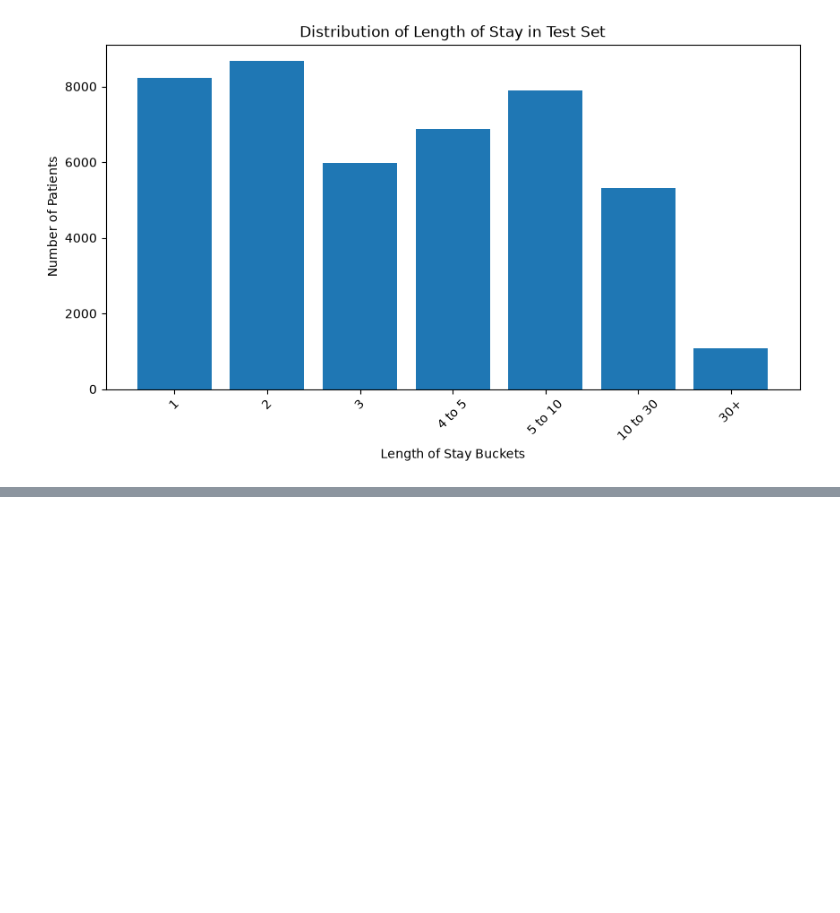
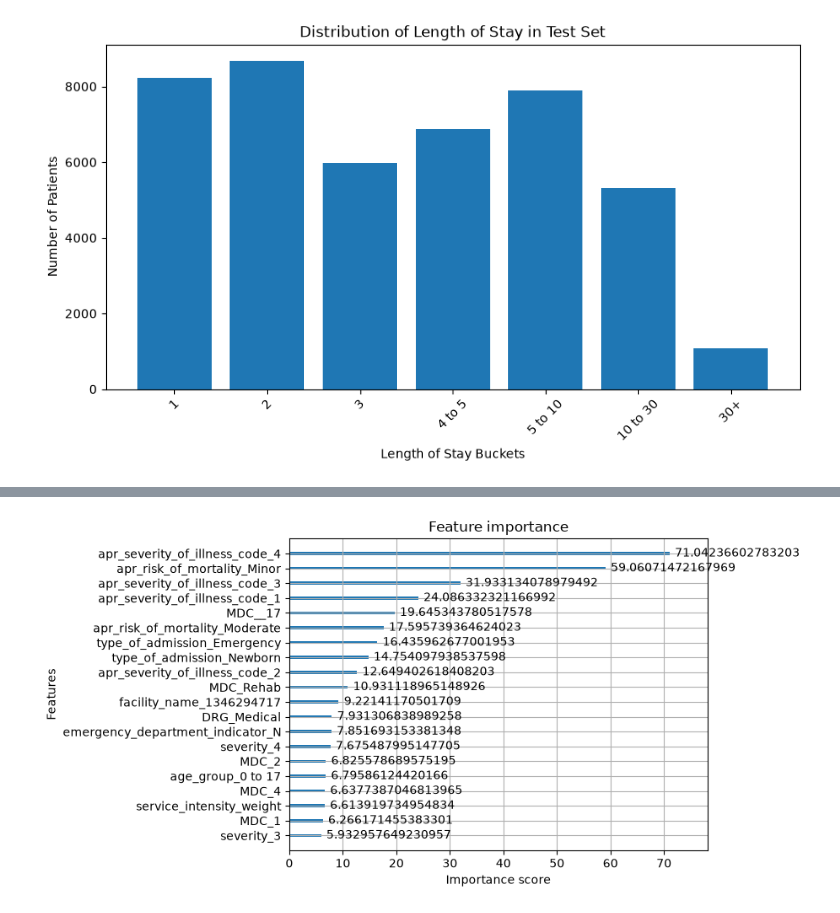
Before and after one commit to apoorvtripathi1999/length-of-stay-prediction-using-icp-codes, a Jupyter notebook: experiments.ipynb, the cells around one changed output, grey strips where cells are left out. Cells and saved outputs as stored; diff of their text form; code cells hidden in the pictures; blank space fills up the shorter version.

```diff
--- a/experiments.ipynb
+++ b/experiments.ipynb
@@ -166,16 +226,37 @@ y_train_encoded = le.fit_transform(y_train)
 y_test_encoded = le.fit_transform(y_test)
 # %%
 mlflow.set_experiment("XGBoost Classifier")
-mlflow.sklearn.autolog()
-model_class = xgb.XGBClassifier(
-objective='multi:softmax',
-num_class=7,
-n_estimators=1000,
-random_state=42,
-learning_rate=0.20,
-max_depth=8,
-gamma=1,
-alpha=1,
-)
-model_class.fit(x_train, y_train_encoded)
-y_pred_prob = model_class.predict(x_test)
+
+params = {
+"objective":'multi:softmax',
+"num_class":7,
+"n_estimators":1000,
+"random_state":42,
+"learning_rate":0.20,
+"max_depth":8,
+"gamma":1,
+"alpha":1,
+}
+
+with mlflow.start_run():
+    mlflow.log_params(params)
+    model = xgb.XGBClassifier(**params)
+    model.fit(x_train, y_train_encoded)
+    mlflow.sklearn.log_model(model, "XGBoost Classifier", skops_trusted_types=["xgboost.sklearn.XGBClassifier", "xgboost.core.Booster"])
+
+
+    y_pred_encoded = model.predict(x_test)
+    report = classification_report(y_test_encoded, y_pred_encoded, output_dict=True)
+
+    for class_or_avr, dict_pair in report.items():
+        if class_or_avr == "accuracy":
+                mlflow.log_metric("accuracy", dict_pair)
+        else:
+            for metric, metric_val in dict_pair.items():
+                metric_name = f"{class_or_avr}_{metric}".replace(" ", "_")
+                mlflow.log_metric(metric_name, metric_val)
+
+    importance = xgb.plot_importance(model, importance_type='gain', max_num_features=20)
+    mlflow.log_figure(importance.figure, "Feature-Importnce-Plot.png")
+mlflow.end_run()
+# %% [output]
@@ -182,3 +265,4 @@ y_pred_prob = model_class.predict(x_test)
+[figure, added]
 # %%
 from sklearn.metrics import classification_report, confusion_matrix
 
```
Also changed, not shown: parts of 18 cells of this notebook, 5 other files.
